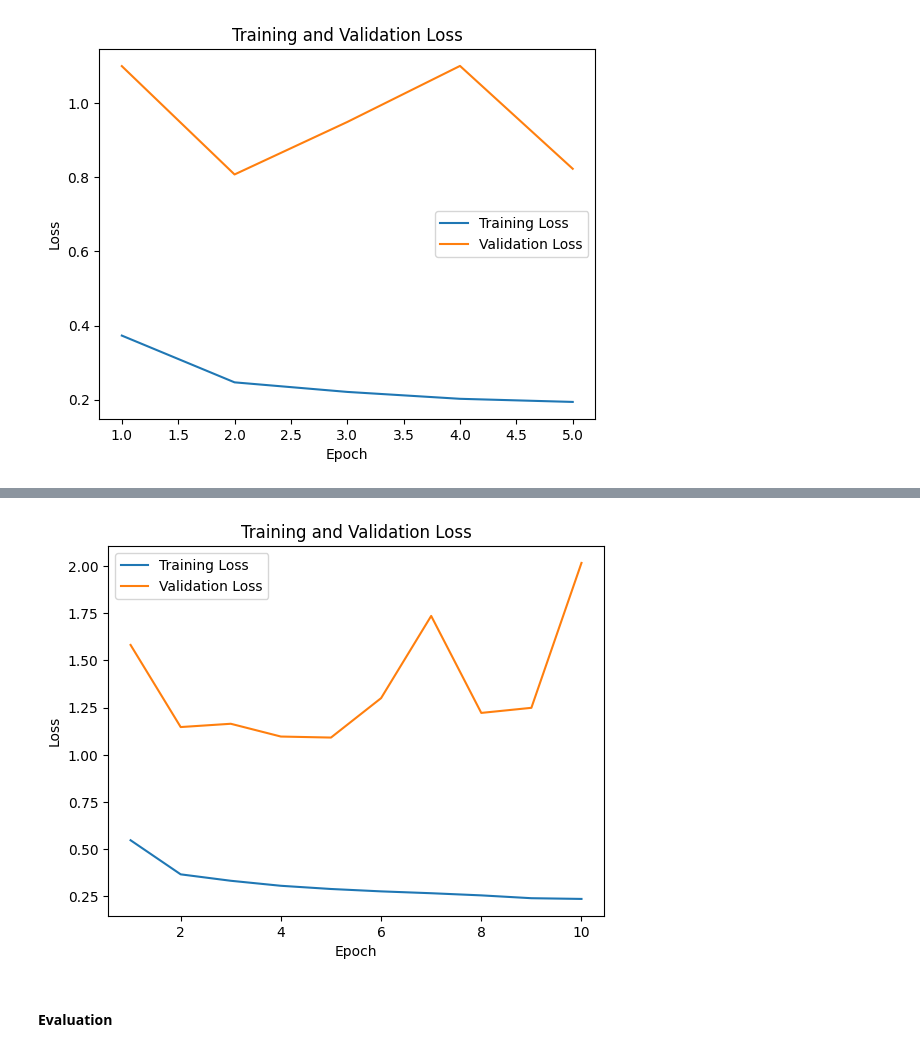
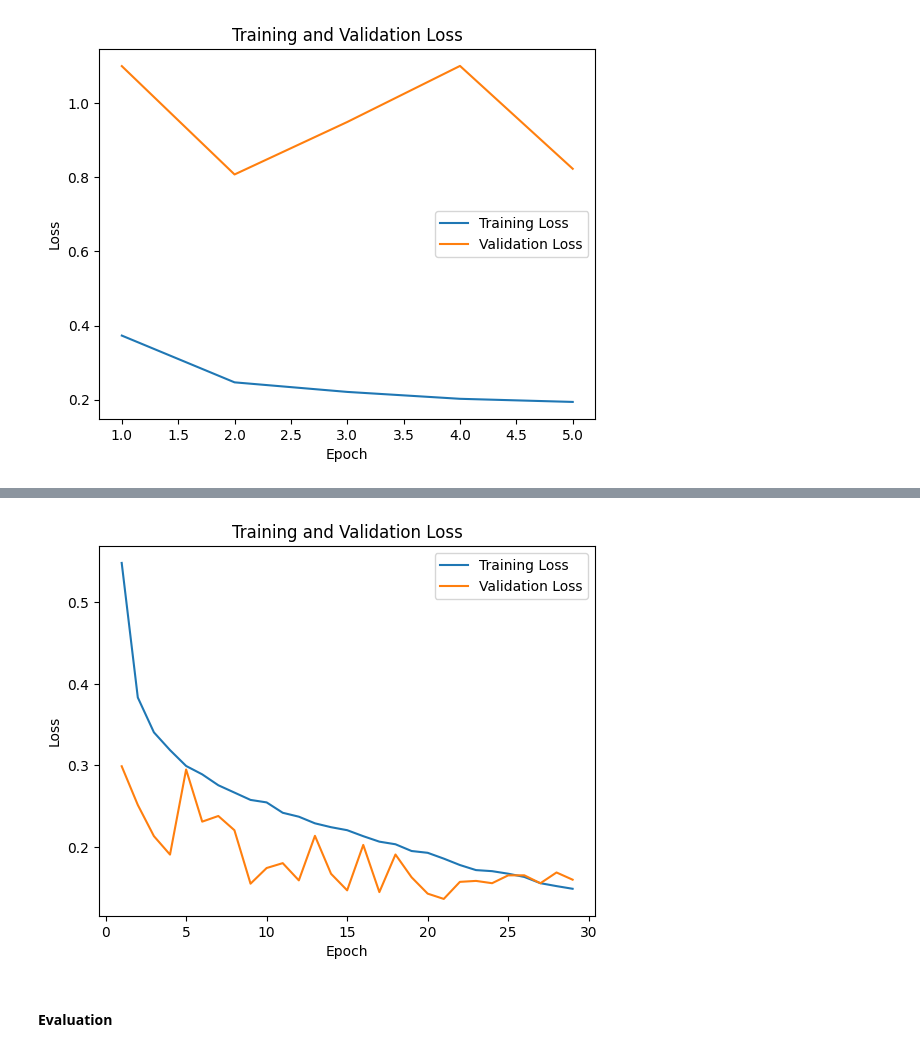
Before and after one commit to Ode-PBLLC/aquarry, a Jupyter notebook: mine_mapping.ipynb, the cells around one changed output, grey strips where cells are left out. Drawn from its saved outputs; the diff is of its cells as text; code cells hidden in the pictures.

```diff
--- a/mine_mapping.ipynb
+++ b/mine_mapping.ipynb
@@ -1890,7 +1683,7 @@ def PrepClfTrainTest(data, polygons, pct = 0.0025):
 
     return X_train, X_test, y_train, y_test, train_idx, test_idx
 # %%
-def PrepClfTrainTest(data, polygons, pct = 0.0005):
+def PrepClfTrainTest(data, polygons, pct = 0.00):
     # Check if intersection of each chip with a pit lake polygon is > 0.1%
     data_flat = data.reset_index(drop = True)
     #for idx in list(data_flat.index):
@@ -1906,7 +1699,7 @@ def PrepClfTrainTest(data, polygons, pct = 0.0005):
     labels = np.array(datamarked['mine'])
     indices = datamarked.index
 
-    X_train, X_test, y_train, y_test, train_idx, test_idx = sklearn.model_selection.train_test_split(train_embeddings, labels, indices, test_size=0.25, train_size=0.75, random_state=None, shuffle=True, stratify=None)
+    X_train, X_test, y_train, y_test, train_idx, test_idx = sklearn.model_selection.train_test_split(train_embeddings, labels, indices, test_size=0.1, train_size=0.9, random_state=None, shuffle=True, stratify=None)
 
     print(np.shape(X_train))
     print(np.shape(X_test))
@@ -1937,7 +1730,7 @@ def PrepClfTrainTest(data, polygons, pct = 0.0):
     print(np.shape(train_embeddings))
     print(np.shape(labels))
 
-    return train_embeddings, labels, indices
+    return train_embeddings, labels, indices, datamarked
 # %%
 def PrepClfTrainTestFiltered(data, negativedata, pct = 0.01):
 
@@ -2056,0 +1875,9 @@ print(len(ga_X_train))
+# %%
+# Don't run this one for the held out region
+
+unconfirmed_idx = (dataAZmarked.loc[(dataAZmarked['score'].between(low_threshold, high_threshold)), 'score'] > probability_threshold).index
+unconfirmed_mask = az_train_idx.isin(unconfirmed_idx)
+print(len(az_X_train))
+az_X_train = az_X_train[~unconfirmed_mask]
+az_y_train = az_y_train[~unconfirmed_mask]
+print(len(az_X_train))
@@ -2111,9 +2081,9 @@ us_y_test = np.concatenate([aznv_y_test, ga_y_test, ilinkyms_y_test, mn_y_test,
 # %%
 # Region hold outs
-us_X_train = np.vstack([aznv_X_train, ilinkyms_X_train, mn_X_train, mtwy_X_train, tx_X_train])
-us_X_test = np.vstack([ga_X_train])
-us_y_train = np.concatenate([aznv_y_train, ilinkyms_y_train, mn_y_train, mtwy_y_train, tx_y_train], axis = 0)
-us_y_test = np.concatenate([ga_y_train], axis = 0)
+us_X_train = np.vstack([nv_X_train, ga_X_train, in_X_train, ilkymo_X_train,mn_X_train , mtwy_X_train, tx_X_train])
+us_X_test = np.vstack([az_X_train])
+us_y_train = np.concatenate([nv_y_train,ga_y_train, in_y_train, ilkymo_y_train,mn_y_train , mtwy_y_train, tx_y_train], axis = 0)
+us_y_test = np.concatenate([az_y_train], axis = 0)
 # %%
 print(us_X_train.shape)
 print(us_X_test.shape)
@@ -2522,8 +2494,23 @@ import torch.nn as nn
 import torch.optim as optim
 import copy
 
+# Set random seed for reproducibility
+SEED = 42
+torch.manual_seed(SEED)
+torch.cuda.manual_seed_all(SEED)
+np.random.seed(SEED)
+random.seed(SEED)
+
+# Define weight initialization function
+def init_weights(m):
+    if isinstance(m, nn.Linear):
+        nn.init.xavier_uniform_(m.weight)  # Xavier initialization
+        if m.bias is not None:
+            nn.init.zeros_(m.bias)
+
 # Define model, dataset, and dataloaders
 model = MLPBinaryClassifier()
+model.apply(init_weights)
 train_dataset = MLPDataset(us_X_train, us_y_train)
 val_dataset = MLPDataset(us_X_test, us_y_test)
 train_loader = DataLoader(train_dataset, batch_size=64, shuffle=True)
@@ -2536,11 +2523,11 @@ weight2 = num_negatives / num_positives / 3
 print(weight2)
 class_weights = torch.tensor([1, weight2])  # Example class weights
 criterion = nn.BCELoss(reduction='none')
-optimizer = torch.optim.Adam(model.parameters(), lr=0.0001)
+optimizer = torch.optim.Adam(model.parameters(), lr=0.00005)
 
 # Training settings
 num_epochs = 100
-patience = 5  # Number of epochs to wait for improvement
+patience = 8 # Number of epochs to wait for improvement
 best_val_loss = float('inf')
 patience_counter = 0
 device = torch.device("cuda" if torch.cuda.is_available() else "cpu")
@@ -2643,2 +2628,2 @@ Early stopping at epoch 10. Best Validation Loss: 1.0914
 Loaded best model with lowest validation loss.
-[figure, old version]
+[figure, new version]
```
Also changed, not shown: parts of 161 cells of this notebook.
